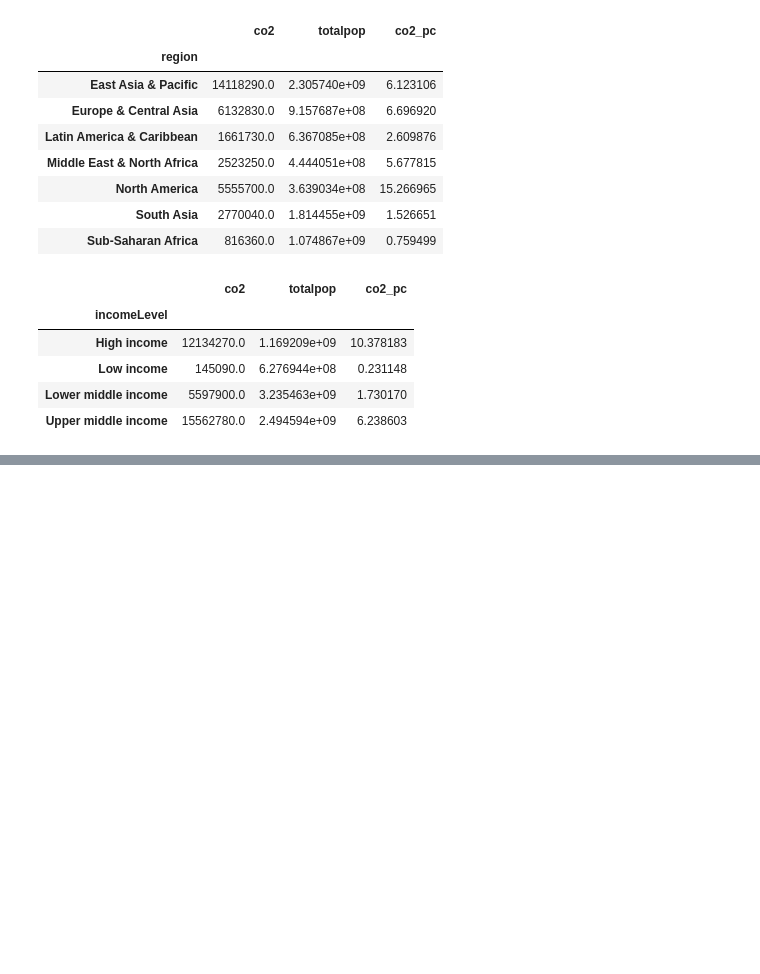
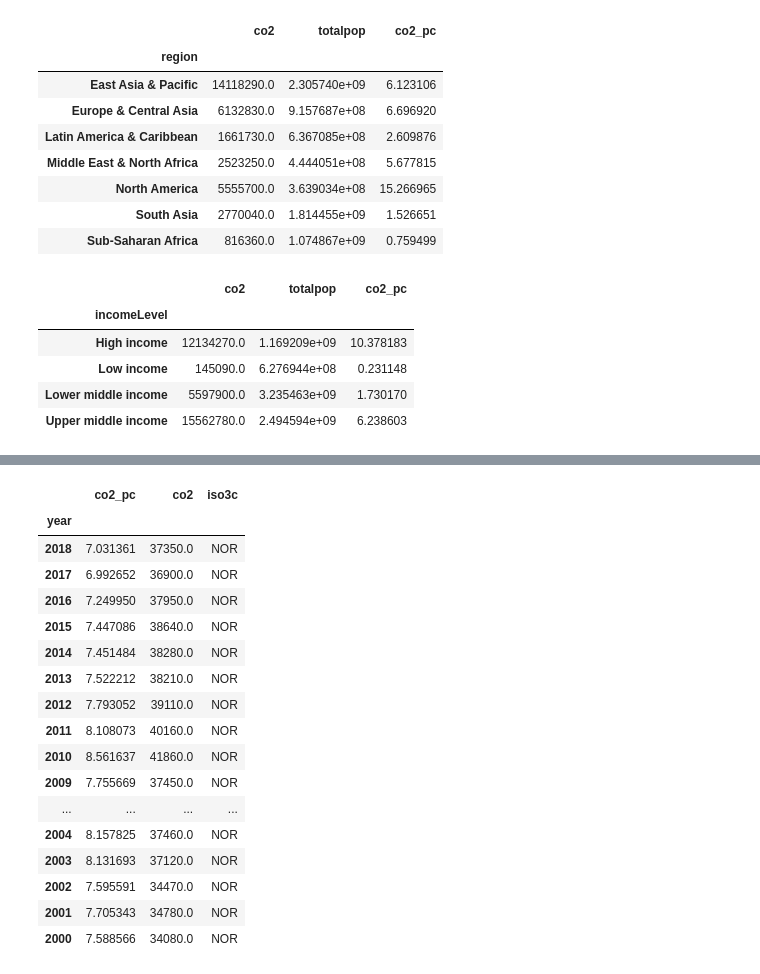
Before and after one commit to JonasHasl/Norwegian-School-of-Economics-Projects, a Jupyter notebook: BAN_438_Application_Development_in_Python/BAN438AssignmentFinal.ipynb, the cells around one changed output, grey strips where cells are left out. Cells and saved outputs as stored; diff of their text form; code cells hidden in the pictures; blank space fills up the shorter version.

```diff
--- a/BAN_438_Application_Development_in_Python/BAN438AssignmentFinal.ipynb
+++ b/BAN_438_Application_Development_in_Python/BAN438AssignmentFinal.ipynb
@@ -234,17 +232,33 @@ def get_emissions(country):
 
     # drop nan
     df_co2.dropna(inplace = True)
-
     # convert year to datatime ad set as index
     df_co2['year'] = pd.to_datetime(df_co2['year'], format = '%Y')
+    df_co2['year'] = df_co2['year'].dt.year
     df_co2.set_index('year', inplace = True)
 
     return df_co2
-
-
-#df_co2 = get_emissions('USA').reset_index().sort_values(by='year')
-
-df_co2 = pd.merge(df_co2,df[['iso3c','country']],on='iso3c', how='left')
+# %%
+get_emissions('NOR')
+# %% [output]
+|  | co2_pc | co2 | iso3c |
+| year |  |  |  |
+| 2018 | 7.031361 | 37350.0 | NOR |
+| 2017 | 6.992652 | 36900.0 | NOR |
+| 2016 | 7.249950 | 37950.0 | NOR |
+| 2015 | 7.447086 | 38640.0 | NOR |
+| 2014 | 7.451484 | 38280.0 | NOR |
+| 2013 | 7.522212 | 38210.0 | NOR |
+| 2012 | 7.793052 | 39110.0 | NOR |
+| 2011 | 8.108073 | 40160.0 | NOR |
+| 2010 | 8.561637 | 41860.0 | NOR |
+| 2009 | 7.755669 | 37450.0 | NOR |
+| ... | ... | ... | ... |
+| 2004 | 8.157825 | 37460.0 | NOR |
+| 2003 | 8.131693 | 37120.0 | NOR |
+| 2002 | 7.595591 | 34470.0 | NOR |
+| 2001 | 7.705343 | 34780.0 | NOR |
+| 2000 | 7.588566 | 34080.0 | NOR |
 # %%
 import pandas as pd
 import plotly.express as px
```
Also changed, not shown: parts of 12 cells of this notebook.
